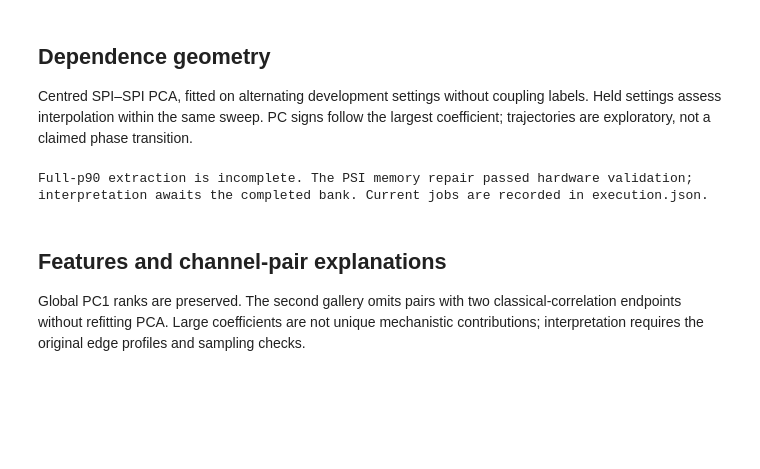
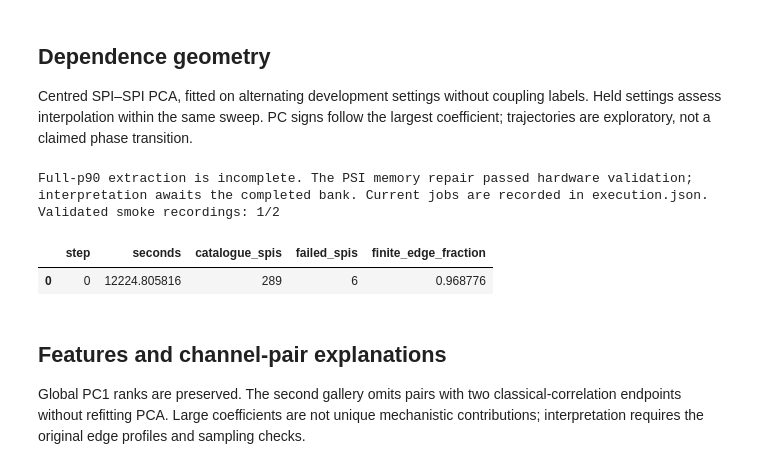
Before and after one commit to willedibam/mts-spi-study-cluster, a Jupyter notebook: notebooks/empirical/hardware-pilot-261012.ipynb, the cells around one changed output. Saved outputs shown, nothing was run; the diff lists cells and outputs as text; code cells hidden in the pictures; blank space fills up the shorter version.

Commit message:
Record first validated hardware smoke observation

```diff
--- a/notebooks/empirical/hardware-pilot-261012.ipynb
+++ b/notebooks/empirical/hardware-pilot-261012.ipynb
@@ -73,17 +73,25 @@ Centred SPI–SPI PCA, fitted on alternating development settings without coupli
 # %%
 candidate = RUN/MODEL_NAME/'analysis'
 ANALYSIS = candidate if (candidate/'summary.json').exists() else None
 if ANALYSIS:
     report = json.loads((ANALYSIS/'summary.json').read_text())
     print(ANALYSIS.parent.name)
     display(pd.Series({k:report[k] for k in ['retained_features','max_imputed_fraction','top20_double_correlation']}))
     print('PC1 leave-setting loading cosine range:', np.min(report['leave_setting_loading_cosines']), np.max(report['leave_setting_loading_cosines']))
     figures = result_figures(ANALYSIS, SCOPE)
     show(figures, ['geometry'])
 else:
     print('Full-p90 extraction is incomplete. The PSI memory repair passed hardware validation; interpretation awaits the completed bank. Current jobs are recorded in execution.json.')
+    receipt = json.loads((RUN/'execution.json').read_text())
+    completed = receipt.get('smoke_validation', [])
+    print(f'Validated smoke recordings: {len(completed)}/2')
+    if completed:
+        display(pd.DataFrame(completed)[['step','seconds','catalogue_spis','failed_spis','finite_edge_fraction']])
 # %% [output]
 Full-p90 extraction is incomplete. The PSI memory repair passed hardware validation; interpretation awaits the completed bank. Current jobs are recorded in execution.json.
+Validated smoke recordings: 1/2
+|  | step | seconds | catalogue_spis | failed_spis | finite_edge_fraction |
+| 0 | 0 | 12224.805816 | 289 | 6 | 0.968776 |
 # %% [markdown]
 ## Features and channel-pair explanations
 
```
Also changed, not shown: 1 other file.
